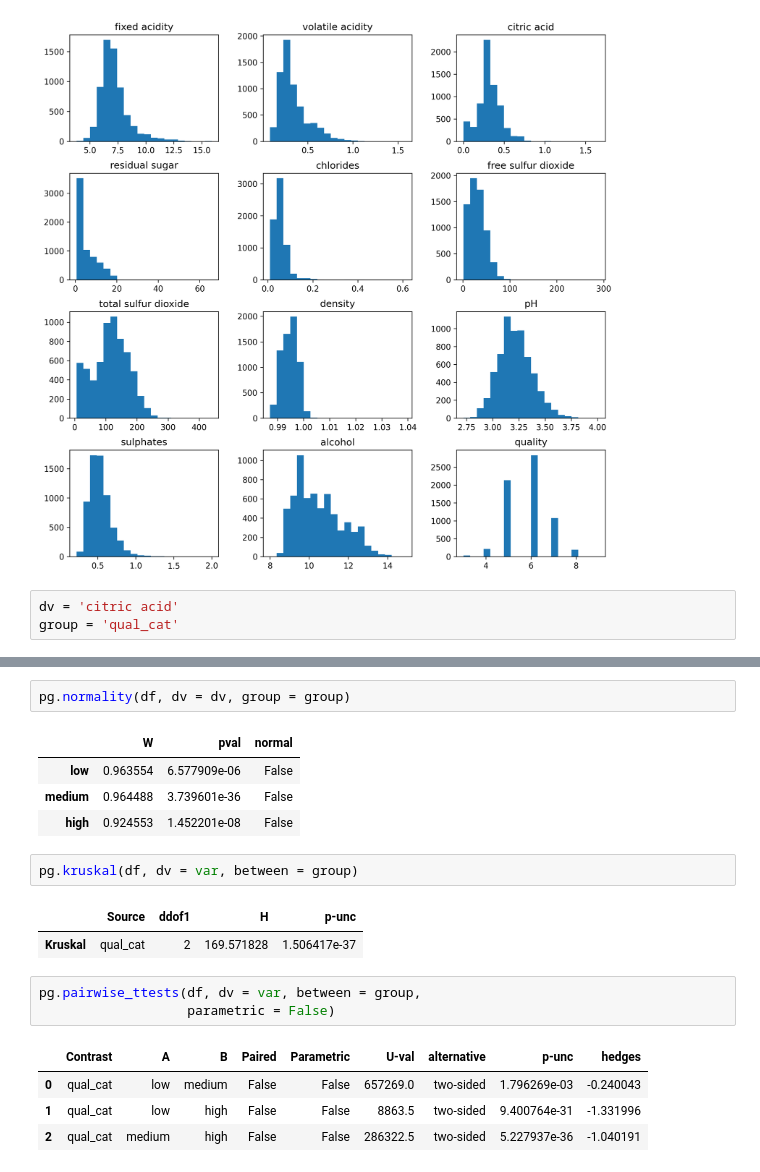
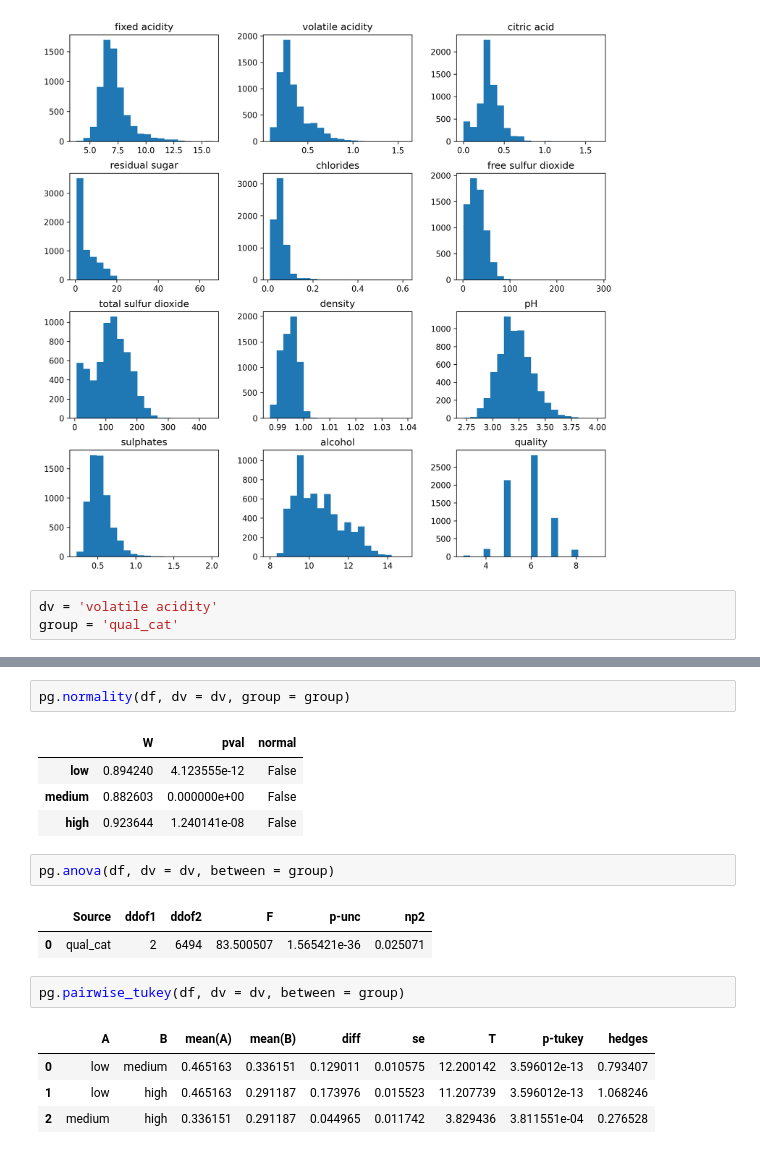
Before and after one commit to derevirn/hypothesis-test, a Jupyter notebook: hypothesis.ipynb, the cells around one changed output, grey strips where cells are left out. Saved outputs shown, nothing was run; the diff lists cells and outputs as text.

```diff
--- a/hypothesis.ipynb
+++ b/hypothesis.ipynb
@@ -32,7 +32,7 @@ plt.show()
 # %% [output]
 [figure]
 # %%
-dv = 'citric acid'
+dv = 'volatile acidity'
 group = 'qual_cat'
 # %%
 fig, ax = plt.subplots(figsize = (10,7))
@@ -46,19 +46,18 @@ plt.show()
 pg.normality(df, dv = dv, group = group)
 # %% [output]
 |  | W | pval | normal |
-| low | 0.963554 | 6.577909e-06 | False |
-| medium | 0.964488 | 3.739601e-36 | False |
-| high | 0.924553 | 1.452201e-08 | False |
+| low | 0.894240 | 4.123555e-12 | False |
+| medium | 0.882603 | 0.000000e+00 | False |
+| high | 0.923644 | 1.240141e-08 | False |
 # %%
-pg.kruskal(df, dv = var, between = group)
+pg.anova(df, dv = dv, between = group)
 # %% [output]
-|  | Source | ddof1 | H | p-unc |
-| Kruskal | qual_cat | 2 | 169.571828 | 1.506417e-37 |
+|  | Source | ddof1 | ddof2 | F | p-unc | np2 |
+| 0 | qual_cat | 2 | 6494 | 83.500507 | 1.565421e-36 | 0.025071 |
 # %%
-pg.pairwise_ttests(df, dv = var, between = group,
-                   parametric = False)
+pg.pairwise_tukey(df, dv = dv, between = group)
 # %% [output]
-|  | Contrast | A | B | Paired | Parametric | U-val | alternative | p-unc | hedges |
-| 0 | qual_cat | low | medium | False | False | 657269.0 | two-sided | 1.796269e-03 | -0.240043 |
-| 1 | qual_cat | low | high | False | False | 8863.5 | two-sided | 9.400764e-31 | -1.331996 |
-| 2 | qual_cat | medium | high | False | False | 286322.5 | two-sided | 5.227937e-36 | -1.040191 |
+|  | A | B | mean(A) | mean(B) | diff | se | T | p-tukey | hedges |
+| 0 | low | medium | 0.465163 | 0.336151 | 0.129011 | 0.010575 | 12.200142 | 3.596012e-13 | 0.793407 |
+| 1 | low | high | 0.465163 | 0.291187 | 0.173976 | 0.015523 | 11.207739 | 3.596012e-13 | 1.068246 |
+| 2 | medium | high | 0.336151 | 0.291187 | 0.044965 | 0.011742 | 3.829436 | 3.811551e-04 | 0.276528 |
```
Also changed, not shown: parts of 1 cell of this notebook.
